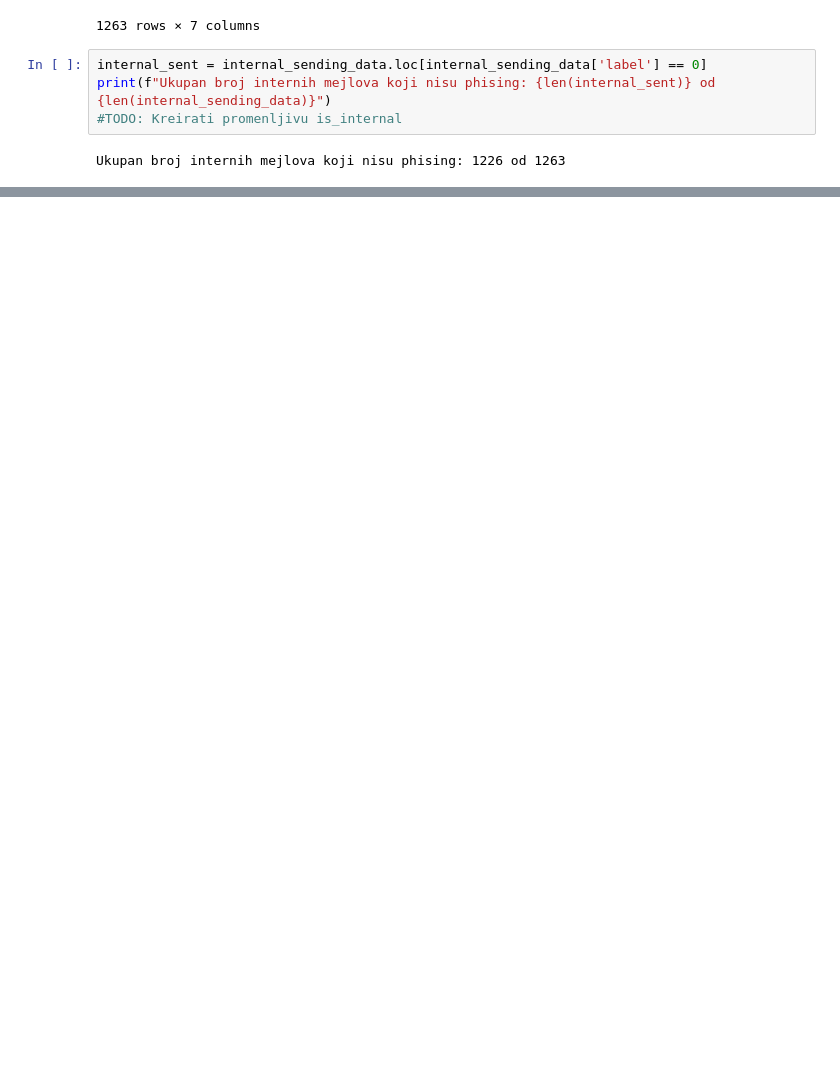
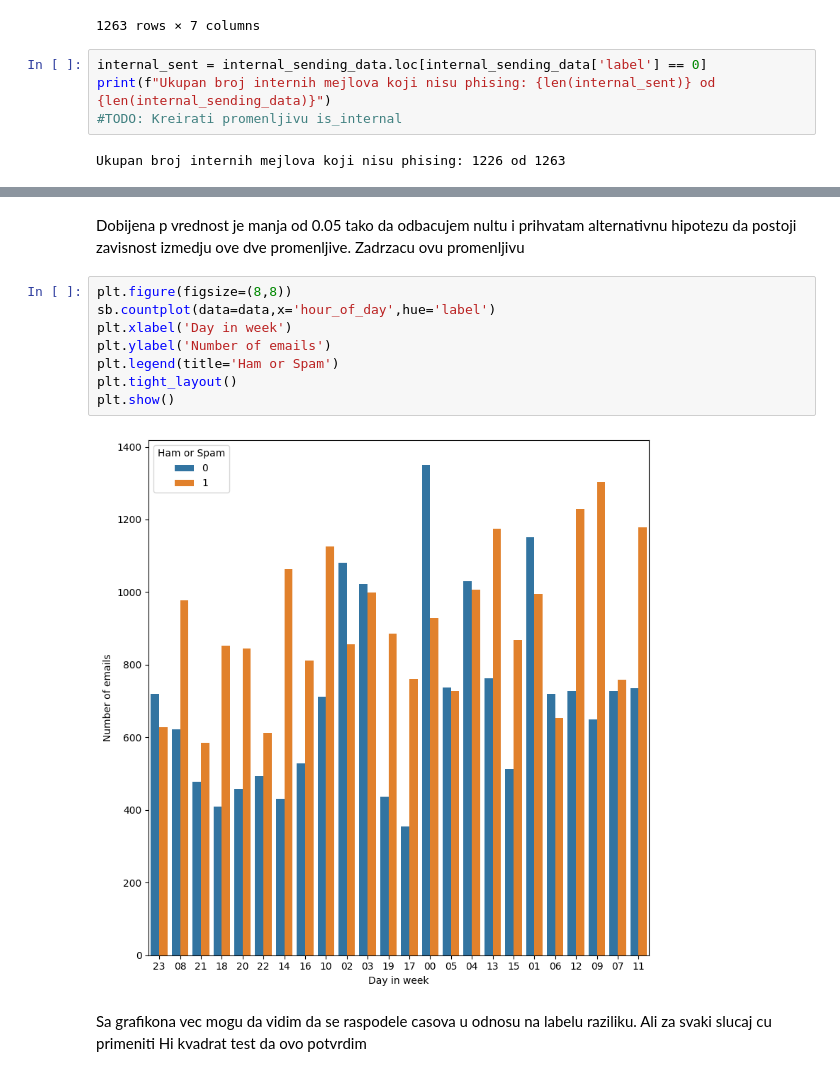
Before and after one commit to LukaDervisevic/PhishingDetection, a Jupyter notebook: model.ipynb, the cells around one changed output, grey strips where cells are left out. Saved outputs shown, nothing was run; the diff lists cells and outputs as text; blank space fills up the shorter version.

```diff
--- a/model.ipynb
+++ b/model.ipynb
@@ -142,0 +251,14 @@ Moja pocetna tvrdnja ipak nije tacna, prema ovom dataset-u vecina mejlova koja n
+# %% [markdown]
+Dobijena p vrednost je manja od 0.05 tako da odbacujem nultu i prihvatam alternativnu hipotezu da postoji zavisnost izmedju ove dve promenljive. Zadrzacu ovu promenljivu
+# %%
+plt.figure(figsize=(8,8))
+sb.countplot(data=data,x='hour_of_day',hue='label')
+plt.xlabel('Day in week')
+plt.ylabel('Number of emails')
+plt.legend(title='Ham or Spam')
+plt.tight_layout()
+plt.show()
+# %% [output]
+[figure, added]
+# %% [markdown]
+Sa grafikona vec mogu da vidim da se raspodele casova u odnosu na labelu raziliku. Ali za svaki slucaj cu primeniti Hi kvadrat test da ovo potvrdim
```
Also changed, not shown: parts of 39 cells of this notebook, 1 other file.
